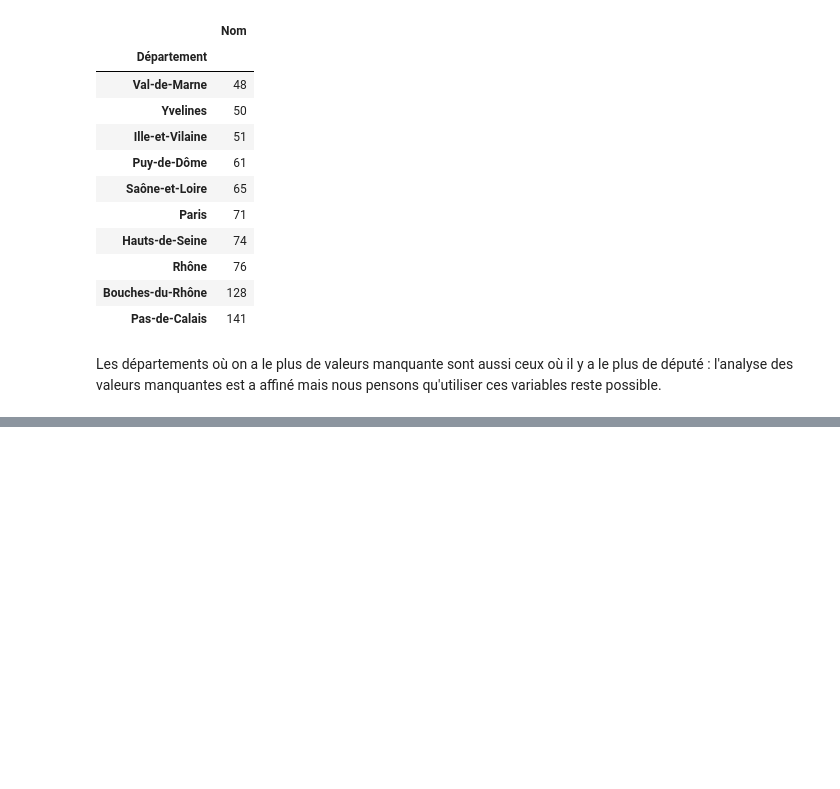
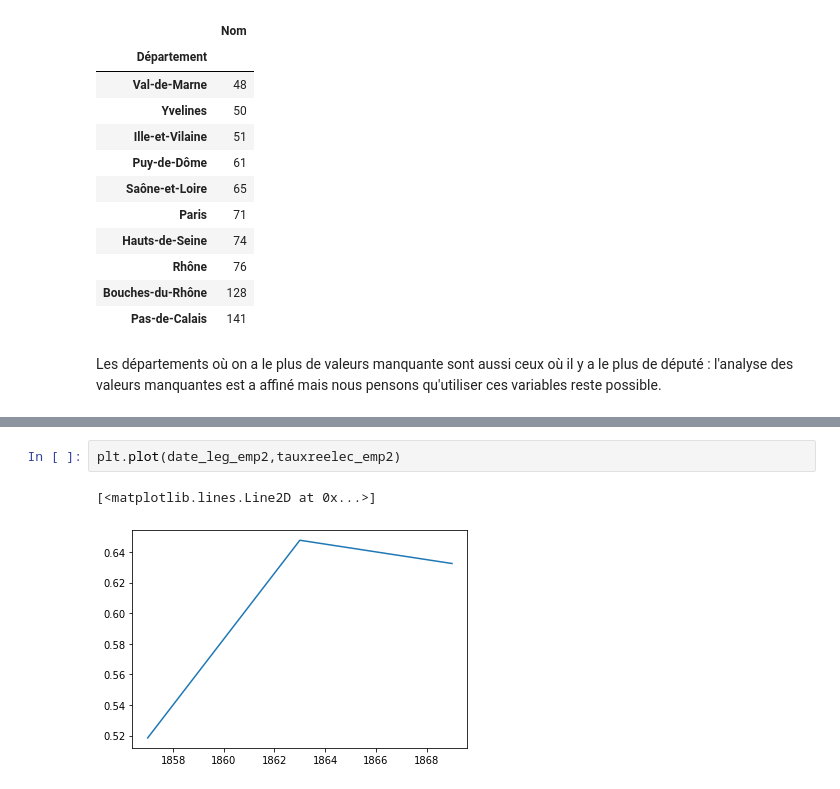
Before and after one commit to dusylvain/Projet-Python-deputes, a Jupyter notebook: statistiques_descriptives_depute.ipynb, the cells around one changed output, grey strips where cells are left out. Cells and saved outputs as stored; diff of their text form; blank space fills up the shorter version.

Commit message:
graphiques réelections selon législatures

```diff
--- a/statistiques_descriptives_depute (1).ipynb
+++ b/statistiques_descriptives_depute.ipynb
@@ -518,0 +517,5 @@ Les députés se renouvellent moins dans les législatures tardives que dans les
+# %%
+plt.plot(date_leg_emp2,tauxreelec_emp2)
+# %% [output]
+[<matplotlib.lines.Line2D at 0x...>]
+[figure, added]
```
Also changed, not shown: parts of 18 cells of this notebook.
